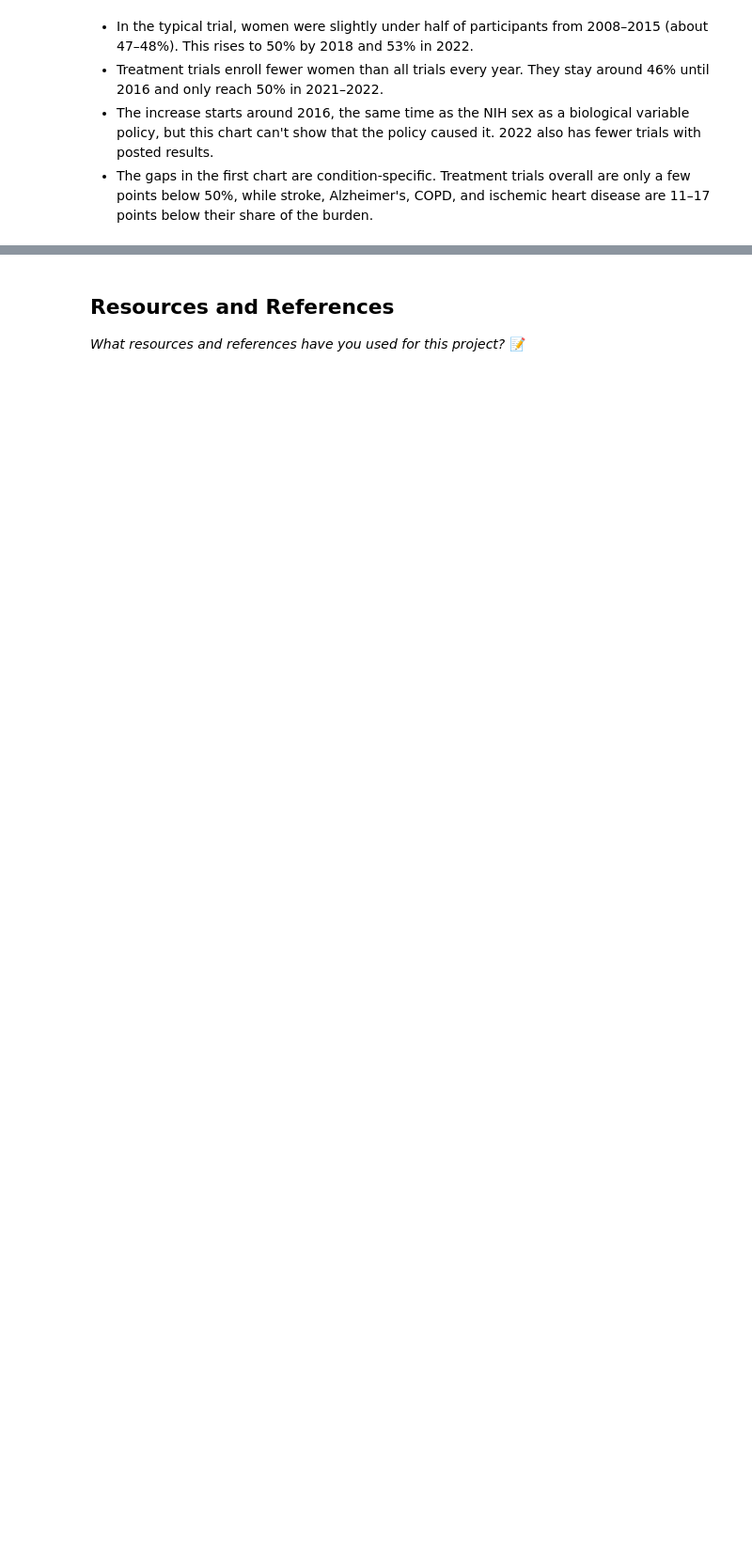
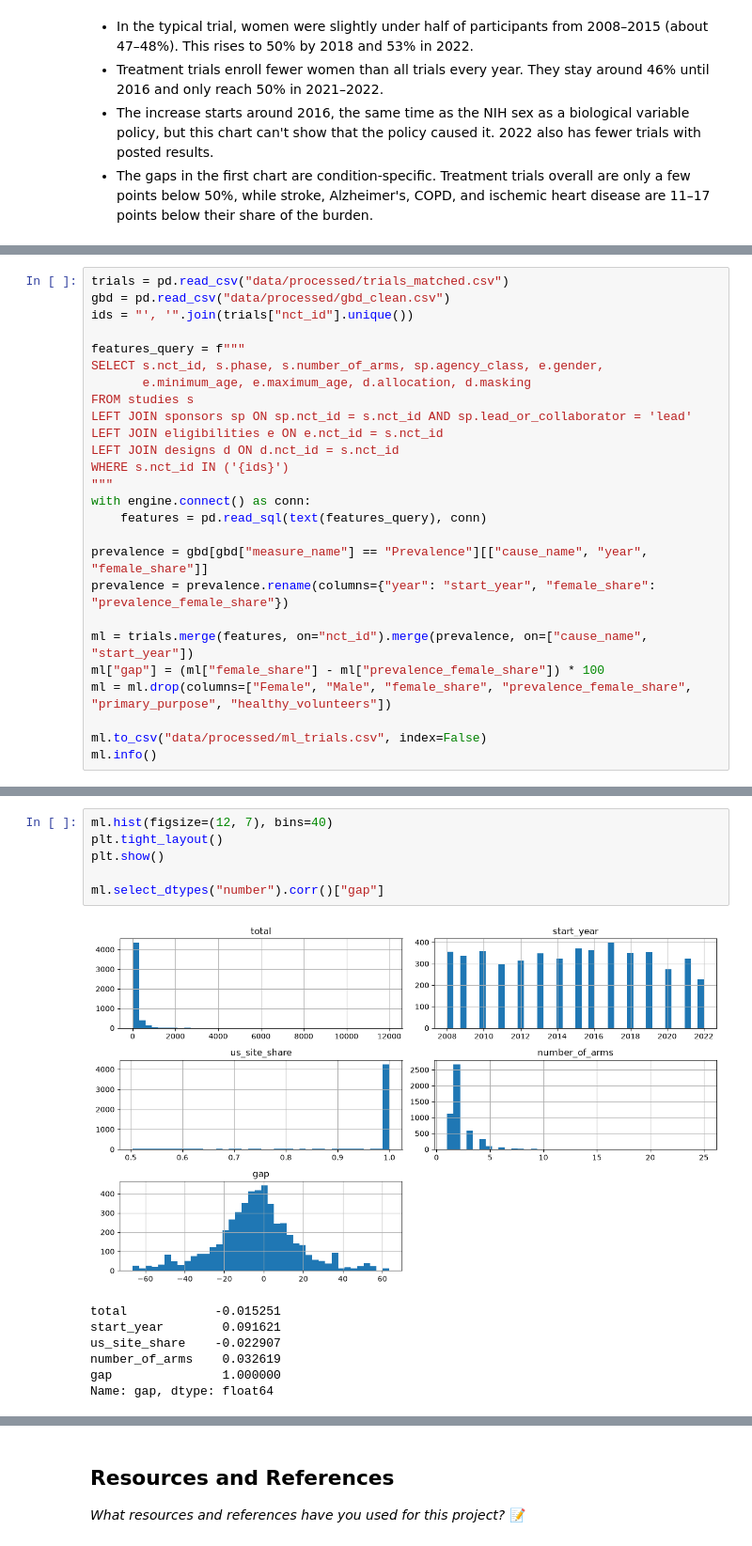
Before and after one commit to IT4063C-Fall2026/data-tech-analytics-final-project-smithmaria, a Jupyter notebook: source.ipynb, the cells around one changed output, grey strips where cells are left out. Shown at 94% size. Saved outputs shown, nothing was run; the diff lists cells and outputs as text; blank space fills up the shorter version.

```diff
--- a/source.ipynb
+++ b/source.ipynb
@@ -964,0 +973,26 @@ fig.show()
+# %%
+trials = pd.read_csv("data/processed/trials_matched.csv")
+gbd = pd.read_csv("data/processed/gbd_clean.csv")
+ids = "', '".join(trials["nct_id"].unique())
+
+features_query = f"""
+SELECT s.nct_id, s.phase, s.number_of_arms, sp.agency_class, e.gender,
+       e.minimum_age, e.maximum_age, d.allocation, d.masking
+FROM studies s
+LEFT JOIN sponsors sp ON sp.nct_id = s.nct_id AND sp.lead_or_collaborator = 'lead'
+LEFT JOIN eligibilities e ON e.nct_id = s.nct_id
+LEFT JOIN designs d ON d.nct_id = s.nct_id
+WHERE s.nct_id IN ('{ids}')
+"""
+with engine.connect() as conn:
+    features = pd.read_sql(text(features_query), conn)
+
+prevalence = gbd[gbd["measure_name"] == "Prevalence"][["cause_name", "year", "female_share"]]
+prevalence = prevalence.rename(columns={"year": "start_year", "female_share": "prevalence_female_share"})
+
+ml = trials.merge(features, on="nct_id").merge(prevalence, on=["cause_name", "start_year"])
+ml["gap"] = (ml["female_share"] - ml["prevalence_female_share"]) * 100
+ml = ml.drop(columns=["Female", "Male", "female_share", "prevalence_female_share", "primary_purpose", "healthy_volunteers"])
+
+ml.to_csv("data/processed/ml_trials.csv", index=False)
+ml.info()
@@ -964,0 +1059,14 @@ fig.show()
+# %%
+ml.hist(figsize=(12, 7), bins=40)
+plt.tight_layout()
+plt.show()
+
+ml.select_dtypes("number").corr()["gap"]
+# %% [output]
+[figure, added]
+total            -0.015251
+start_year        0.091621
+us_site_share    -0.022907
+number_of_arms    0.032619
+gap               1.000000
+Name: gap, dtype: float64
```
Also changed, not shown: parts of 21 cells of this notebook, 2 other files.
